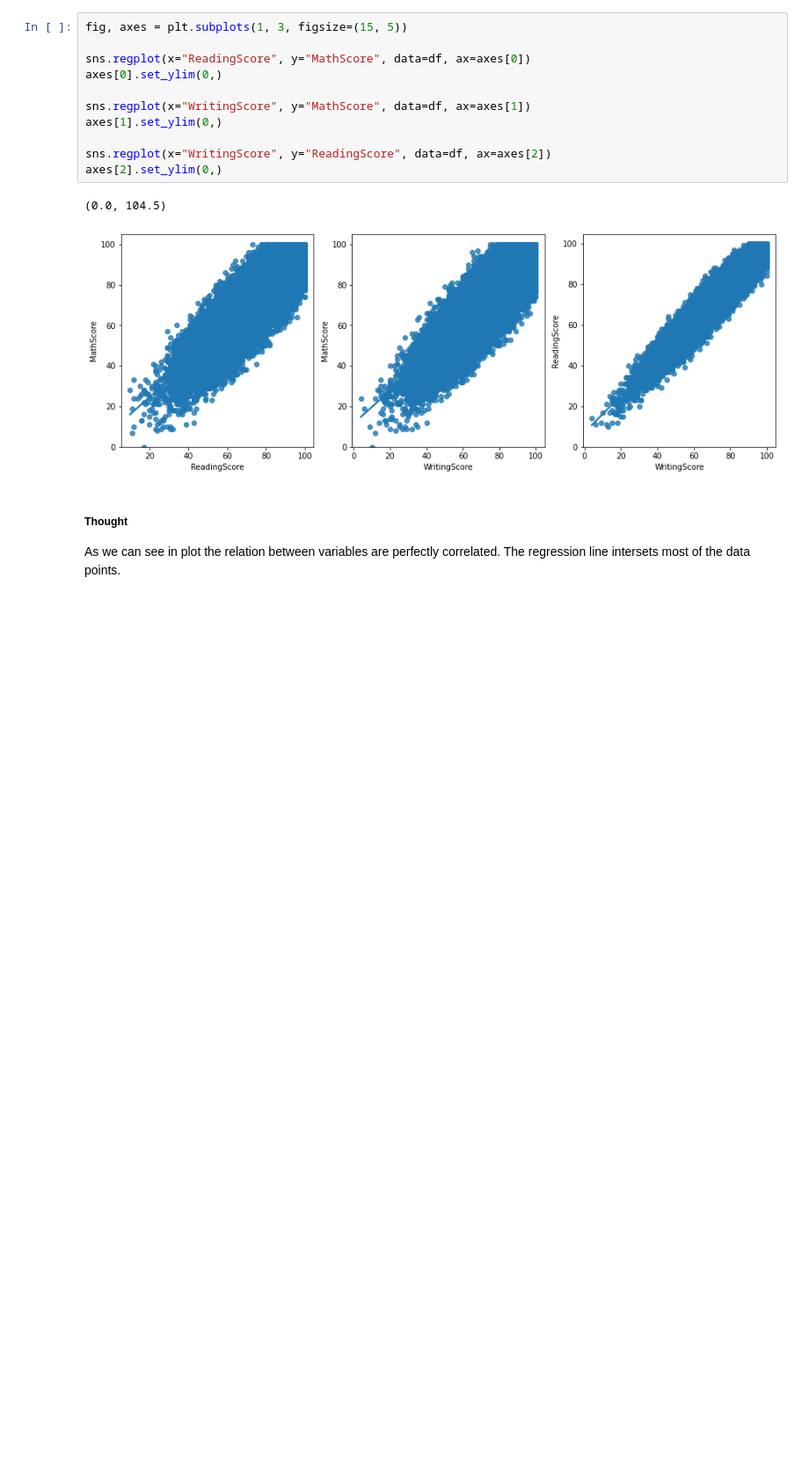
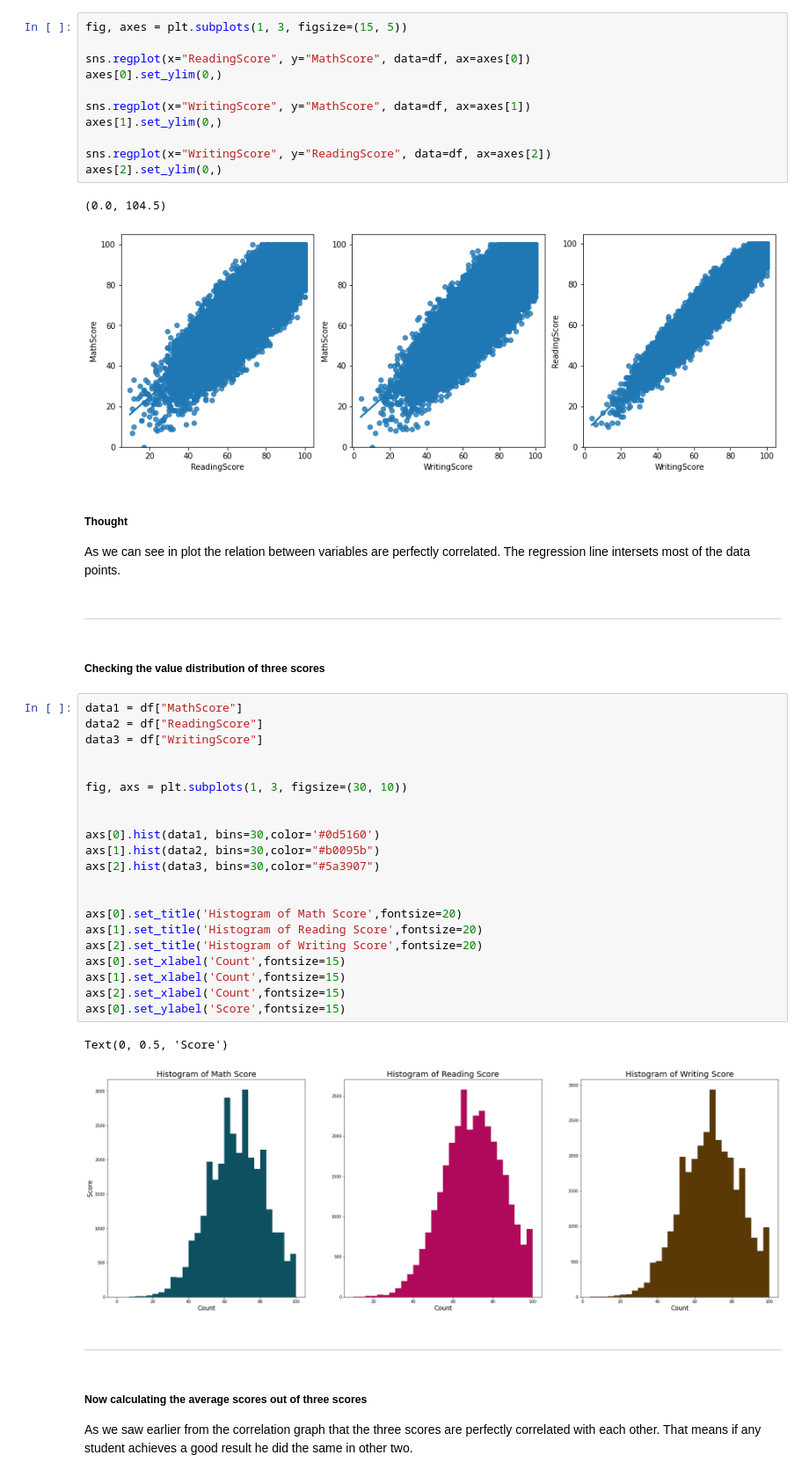
Before and after one commit to MdSazzad173/ExploratoryDataAnalysis, a Jupyter notebook: Exploratory data analysis.ipynb, the cells around one changed output. Shown at 88% size. Cells and saved outputs as stored; diff of their text form; blank space fills up the shorter version.

```diff
--- a/Exploratory data analysis.ipynb
+++ b/Exploratory data analysis.ipynb
@@ -260,3 +286,54 @@ axes[2].set_ylim(0,)
 As we can see in plot the relation between variables are perfectly correlated. The regression line intersets most of the data points.
 
 </p>
+# %% [markdown]
+<style>
+  hr {
+    height: 5px; /* Adjust the desired thickness of the line */
+    background-color: black; /* Set the color of the line to black */
+    border: 1px solid black; /* Add a border with a thickness of 1px and black color */
+    margin: 10px 0; /* Adjust the margin around the line */
+  }
+</style>
+
+<hr>
+# %% [markdown]
+<h5> Checking the value distribution of three scores</h5>
+# %%
+data1 = df["MathScore"]
+data2 = df["ReadingScore"]
+data3 = df["WritingScore"]
+
+
+fig, axs = plt.subplots(1, 3, figsize=(30, 10))
+
+
+axs[0].hist(data1, bins=30,color='#0d5160')
+axs[1].hist(data2, bins=30,color="#b0095b")
+axs[2].hist(data3, bins=30,color="#5a3907")
+
+
+axs[0].set_title('Histogram of Math Score',fontsize=20)
+axs[1].set_title('Histogram of Reading Score',fontsize=20)
+axs[2].set_title('Histogram of Writing Score',fontsize=20)
+axs[0].set_xlabel('Count',fontsize=15)
+axs[1].set_xlabel('Count',fontsize=15)
+axs[2].set_xlabel('Count',fontsize=15)
+axs[0].set_ylabel('Score',fontsize=15)
+# %% [output]
+Text(0, 0.5, 'Score')
+[figure, added]
+# %% [markdown]
+<style>
+  hr {
+    height: 5px; /* Adjust the desired thickness of the line */
+    background-color: black; /* Set the color of the line to black */
+    border: 1px solid black; /* Add a border with a thickness of 1px and black color */
+    margin: 10px 0; /* Adjust the margin around the line */
+  }
+</style>
+
+<hr>
+# %% [markdown]
+<h5> Now calculating the average scores out of three scores </h5>
+<p> As we saw earlier from the correlation graph that the three scores are perfectly correlated with each other. That means if any student achieves a good result he did the same in other two.</p>
```
Also changed, not shown: parts of 116 cells of this notebook.
